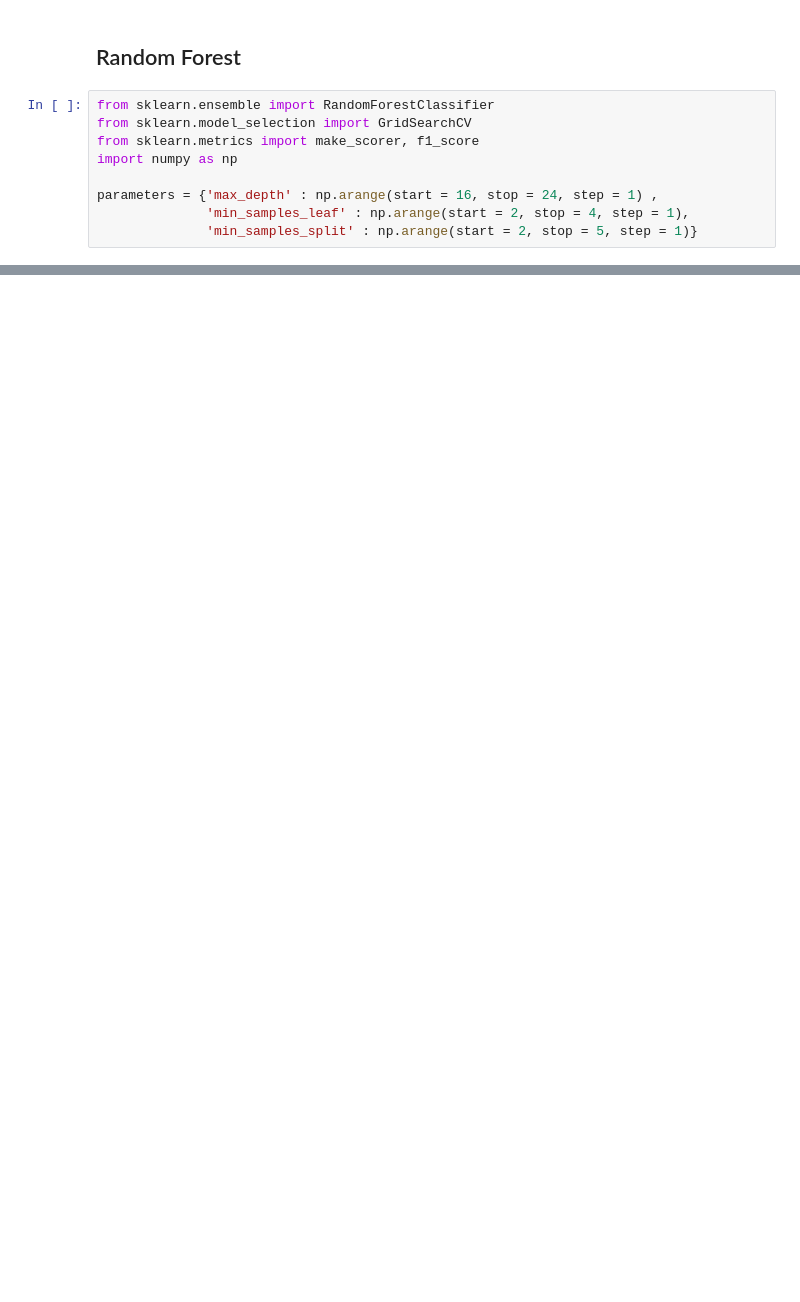
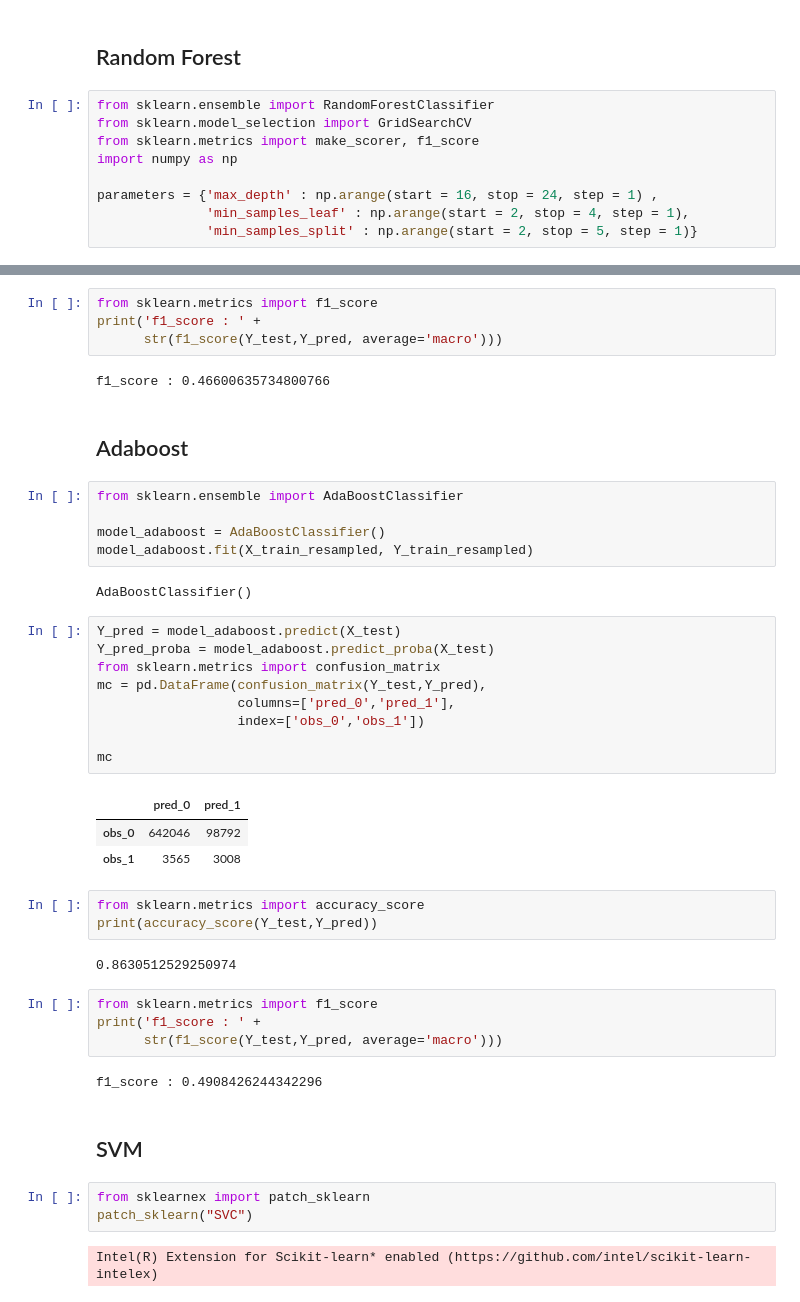
Before and after one commit to Rocksorr/FouilleDeDonneesMassives, a Jupyter notebook: Notebook.ipynb, the cells around one changed output, grey strips where cells are left out. Drawn from its saved outputs; the diff is of its cells as text; blank space fills up the shorter version.

```diff
--- a/Notebook.ipynb
+++ b/Notebook.ipynb
@@ -208,0 +267,46 @@ Fitting 5 folds for each of 48 candidates, totalling 240 fits
+# %%
+from sklearn.metrics import f1_score
+print('f1_score : ' +
+      str(f1_score(Y_test,Y_pred, average='macro')))
+# %% [output]
+f1_score : 0.46600635734800766
+# %% [markdown]
+## Adaboost
+# %%
+from sklearn.ensemble import AdaBoostClassifier
+
+model_adaboost = AdaBoostClassifier()
+model_adaboost.fit(X_train_resampled, Y_train_resampled)
+# %% [output]
+AdaBoostClassifier()
+# %%
+Y_pred = model_adaboost.predict(X_test)
+Y_pred_proba = model_adaboost.predict_proba(X_test)
+from sklearn.metrics import confusion_matrix
+mc = pd.DataFrame(confusion_matrix(Y_test,Y_pred),
+                  columns=['pred_0','pred_1'],
+                  index=['obs_0','obs_1'])
+
+mc
+# %% [output]
+|  | pred_0 | pred_1 |
+| obs_0 | 642046 | 98792 |
+| obs_1 | 3565 | 3008 |
+# %%
+from sklearn.metrics import accuracy_score
+print(accuracy_score(Y_test,Y_pred))
+# %% [output]
+0.8630512529250974
+# %%
+from sklearn.metrics import f1_score
+print('f1_score : ' +
+      str(f1_score(Y_test,Y_pred, average='macro')))
+# %% [output]
+f1_score : 0.4908426244342296
+# %% [markdown]
+## SVM
+# %%
+from sklearnex import patch_sklearn
+patch_sklearn("SVC")
+# %% [output]
+Intel(R) Extension for Scikit-learn* enabled (https://github.com/intel/scikit-learn-intelex)
```
Also changed, not shown: parts of 35 cells of this notebook.
